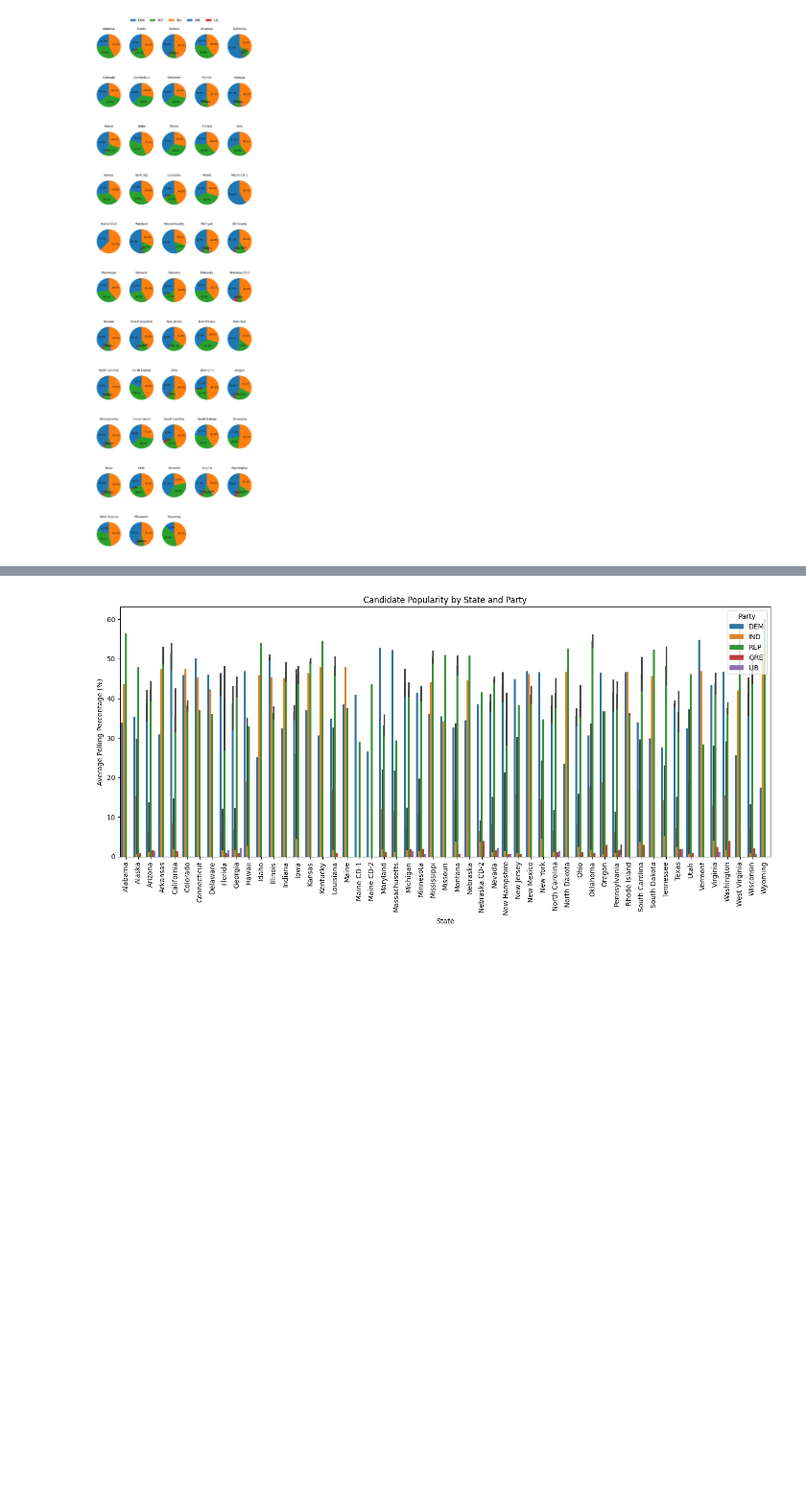
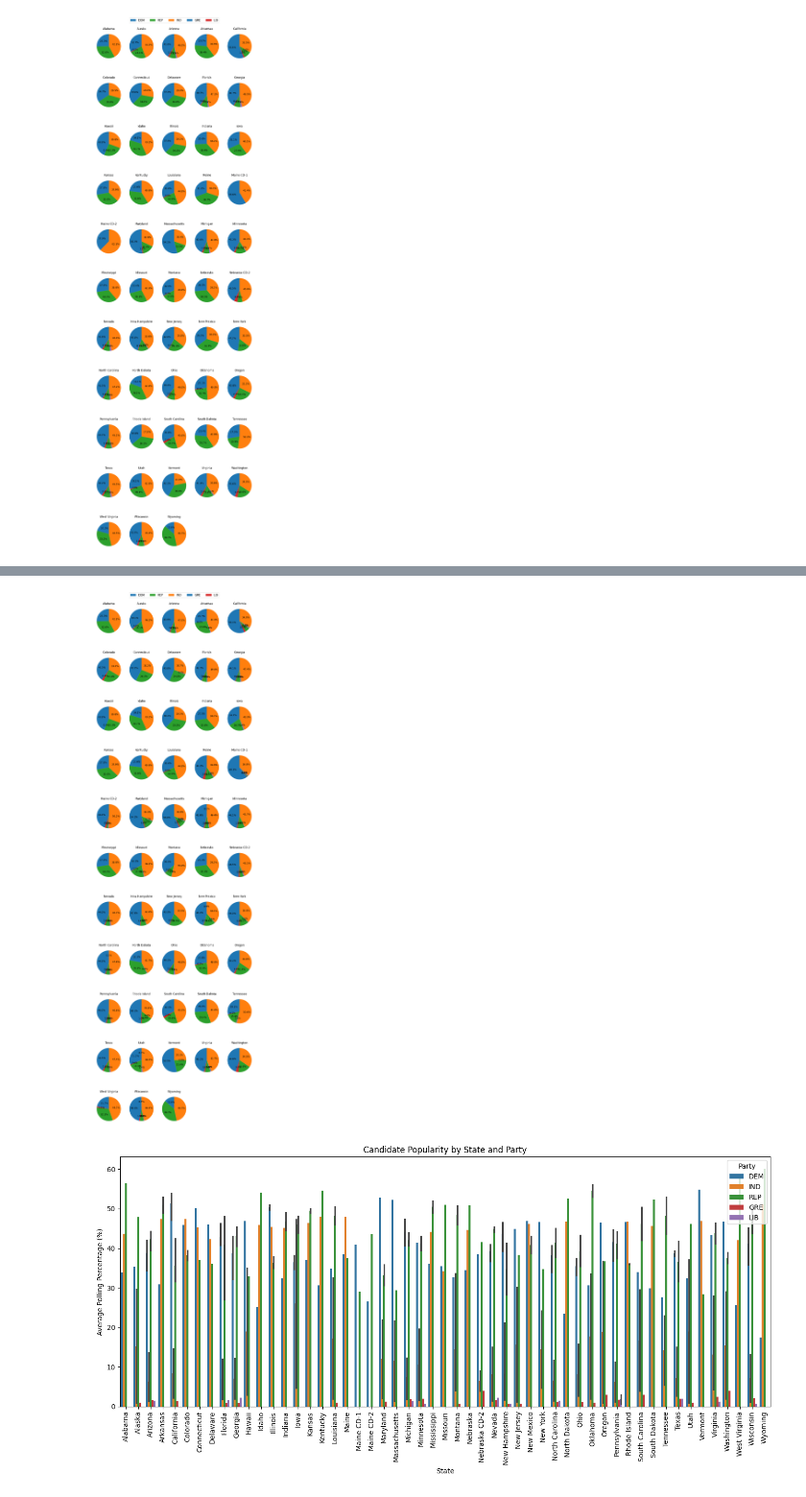
Before and after one commit to kevtr0801/ds_portfolio, a Jupyter notebook: us-presidential-2024/presidential_poll.ipynb, the cells around one changed output, grey strips where cells are left out. Shown at 96% size. Saved outputs shown, nothing was run; the diff lists cells and outputs as text; code cells hidden in the pictures; blank space fills up the shorter version.

```diff
--- a/us-presidential-2024/presidential_poll.ipynb
+++ b/us-presidential-2024/presidential_poll.ipynb
@@ -200,3 +200,6 @@ fig.tight_layout()
 plt.show()
 # %% [output]
 [figure]
+# %%
+party_popularity_by_state = sep_oct_polls.groupby(['state', 'party'])['pct'].mean().reset_index()
+party_popularity_by_state
@@ -203,59 +220,51 @@ plt.show()
 # %%
 import plotly.graph_objects as go
 from plotly.subplots import make_subplots
 
 # Determine the number of unique states
 num_states = len(unique_states)
 n_cols = 5  # Number of columns for the subplot grid
 n_rows = (num_states // n_cols) + 1  # Calculate rows based on the number of states
 
-# Create a subplot figure with pie chart specs
-fig = make_subplots(
-    rows=n_rows,
-    cols=n_cols,
-    subplot_titles=unique_states,
-    specs=[[{'type': 'pie'} for _ in range(n_cols)] for _ in range(n_rows)]
-)
+# Create the subplot figure
+fig, axes = plt.subplots(n_rows, n_cols, figsize=(10, n_rows * 3))
+ # Decrease hspace to reduce the gap between rows
 
-# Iterate through each state and add a pie chart to the subplot
-for idx, state in enumerate(unique_states):
-    row = (idx // n_cols) + 1
-    col = (idx % n_cols) + 1
+axes = axes.flatten()  # Flatten the axes array for easy iteration
 
-    # Filter data for the current state
-    state_data = candidate_popularity_by_state[candidate_popularity_by_state['state'] == state]
+# Iterate through each state and plot a pie chart using consistent colors
+for i, state in enumerate(unique_states):
+    state_data = party_popularity_by_state[party_popularity_by_state['state'] == state]
 
     # Skip states with insufficient data
     if len(state_data) < 2:
         continue
 
     # Extract party names and their respective percentages
     parties = state_data['party']
     percentages = state_data['pct']
     colors = [party_colors.get(party, '#7f7f7f') for party in parties]
 
-    # Add a pie chart for the current state
-    fig.add_trace(
-        go.Pie(
-            labels=parties,
-            values=percentages,
-            marker=dict(colors=colors),
-            hovertemplate="<b>%{label}</b><br>Popularity: %{value:.1f}%",
-            textinfo='none'  # Hide text inside the pie
-        ),
-        row=row, col=col
-    )
+    # Create the pie chart with consistent colors
+    ax = axes[i]
+    ax.pie(percentages, colors=colors, autopct='%1.1f%%', startangle=90)
+    ax.set_title(f"{state}")
 
-# Update the layout
-fig.update_layout(
-    title_text="Candidate Popularity by State",
-    height=n_rows * 300,
-    showlegend=True,
-    legend=dict(title="Party", orientation="h", x=0.5, xanchor="center")
-)
+# Add a legend for all parties outside the subplots
+fig.legend(party_colors.keys(), loc='upper center', ncol=5, fontsize=12)
 
-# Display the figure
-fig.show()
+# Adjust the spacing between rows
+plt.subplots_adjust(hspace=0.01, wspace=0.2)
+
+# Remove empty subplots
+for j in range(i + 1, len(axes)):
+    fig.delaxes(axes[j])
+
+# Adjust layout and display the figure
+fig.tight_layout()
+plt.show()
+# %% [output]
+[figure, added]
 # %%
 import matplotlib.pyplot as plt
 import seaborn as sns
```
Also changed, not shown: parts of 11 cells of this notebook, 1 other file.
